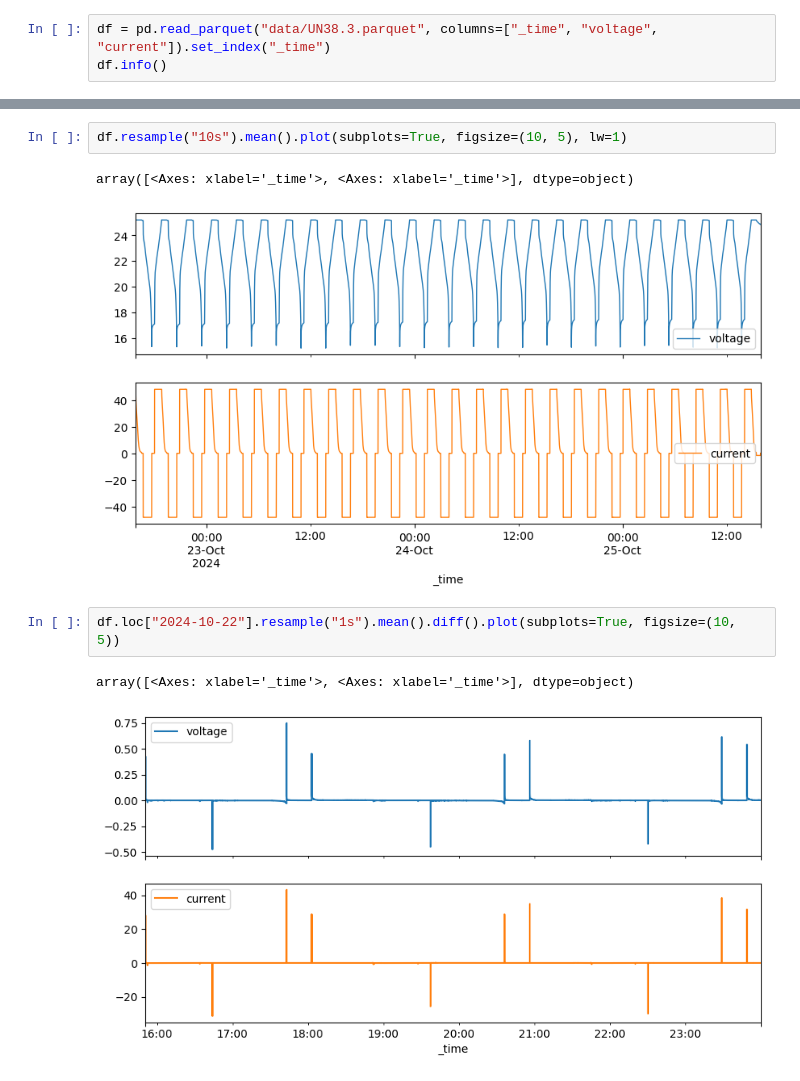
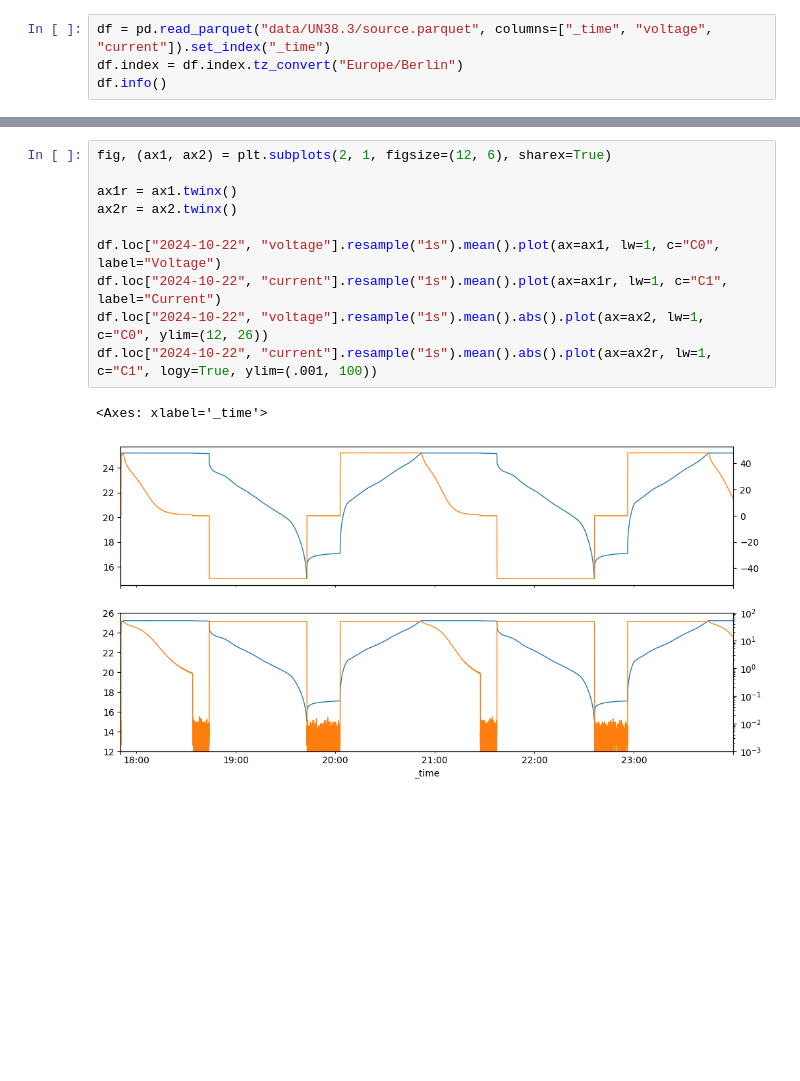
Before and after one commit to starcopter/pack-cycle-analysis, a Jupyter notebook: Analysis.ipynb, the cells around one changed output, grey strips where cells are left out. Cells and saved outputs as stored; diff of their text form; blank space fills up the shorter version.

```diff
--- a/Analysis.ipynb
+++ b/Analysis.ipynb
@@ -5,5 +4,6 @@ from scipy import signal
 # %%
-df = pd.read_parquet("data/UN38.3.parquet", columns=["_time", "voltage", "current"]).set_index("_time")
+df = pd.read_parquet("data/UN38.3/source.parquet", columns=["_time", "voltage", "current"]).set_index("_time")
+df.index = df.index.tz_convert("Europe/Berlin")
 df.info()
 # %% [output]
 <class 'pandas.core.frame.DataFrame'>
@@ -15,13 +15,16 @@ Data columns (total 2 columns):
  1   current  float64
 dtypes: float64(2)
 memory usage: 59.4 MB
-# %%
-df.resample("10s").mean().plot(subplots=True, figsize=(10, 5), lw=1)
-# %% [output]
-array([<Axes: xlabel='_time'>, <Axes: xlabel='_time'>], dtype=object)
-[figure, removed]
-# %%
-df.loc["2024-10-22"].resample("1s").mean().diff().plot(subplots=True, figsize=(10, 5))
-# %% [output]
-array([<Axes: xlabel='_time'>, <Axes: xlabel='_time'>], dtype=object)
-[figure, removed]
+# %%
+fig, (ax1, ax2) = plt.subplots(2, 1, figsize=(12, 6), sharex=True)
+
+ax1r = ax1.twinx()
+ax2r = ax2.twinx()
+
+df.loc["2024-10-22", "voltage"].resample("1s").mean().plot(ax=ax1, lw=1, c="C0", label="Voltage")
+df.loc["2024-10-22", "current"].resample("1s").mean().plot(ax=ax1r, lw=1, c="C1", label="Current")
+df.loc["2024-10-22", "voltage"].resample("1s").mean().abs().plot(ax=ax2, lw=1, c="C0", ylim=(12, 26))
+df.loc["2024-10-22", "current"].resample("1s").mean().abs().plot(ax=ax2r, lw=1, c="C1", logy=True, ylim=(.001, 100))
+# %% [output]
+<Axes: xlabel='_time'>
+[figure, added]
```
Also changed, not shown: parts of 3 cells of this notebook, 1 other file.
